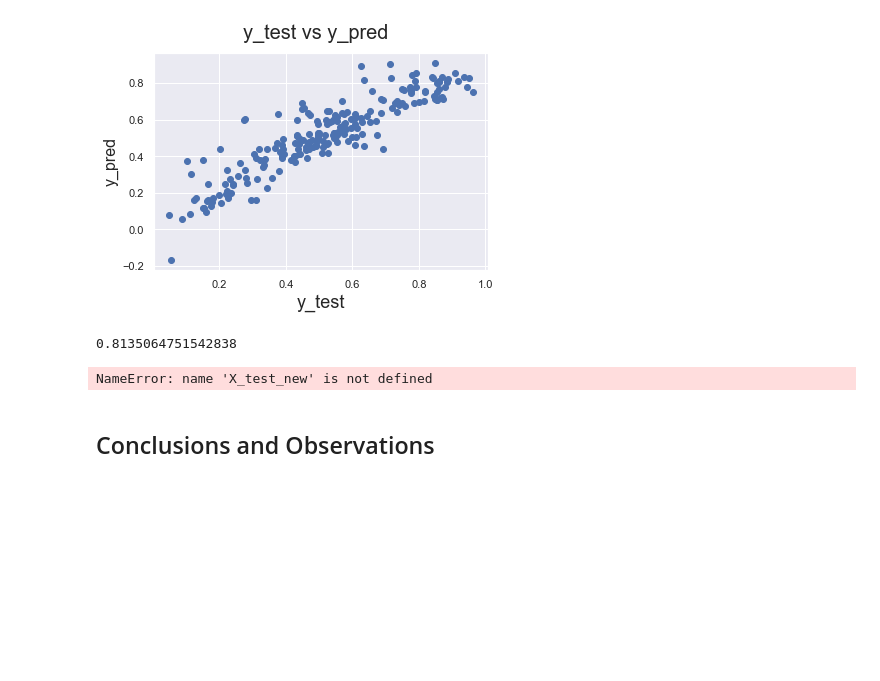
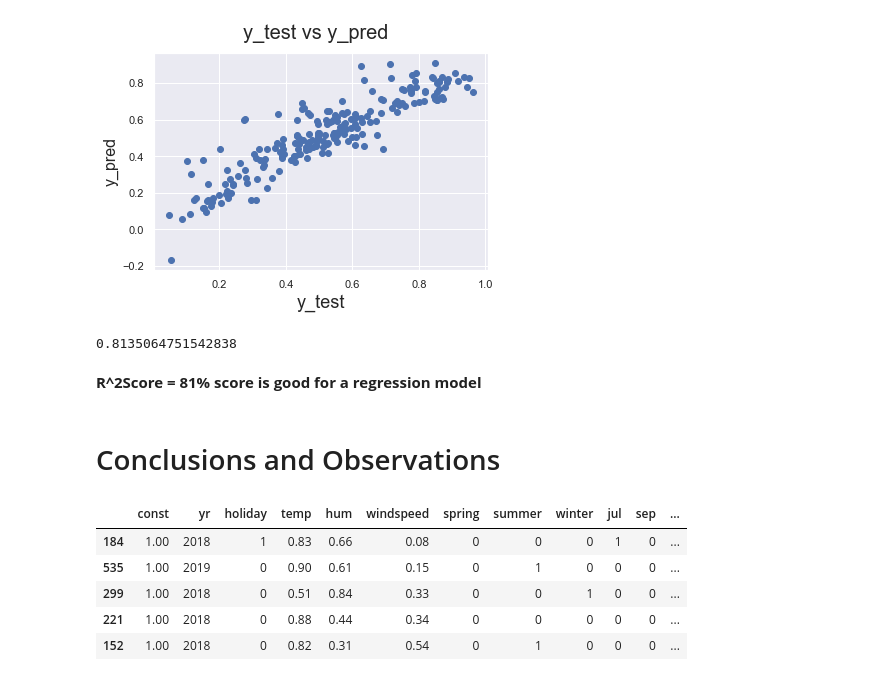
Before and after one commit to dicotips/BikeSharing_DemandPrediction_LinearRegression, a Jupyter notebook: LinearRegressionAssignment.ipynb, the cells around one changed output. Saved outputs shown, nothing was run; the diff lists cells and outputs as text; code cells hidden in the pictures; blank space fills up the shorter version.

```diff
--- a/LinearRegressionAssignment.ipynb
+++ b/LinearRegressionAssignment.ipynb
@@ -938,10 +936,18 @@ Text(0, 0.5, 'y_pred')
 r2_score(y_true = y_test, y_pred = y_pred_model)
 # %% [output]
 0.8135064751542838
-# %%
-final_model = pd.concat([X_test_new, y_test], axis =1)
-final_model.head()
-# %% [output]
-NameError: name 'X_test_new' is not defined
+# %% [markdown]
+**R^2Score  = 81% score is good for a regression model**
 # %% [markdown]
-## Conclusions and Observations
+# Conclusions and Observations
+# %%
+## Plot the correlation heatmap
+final_model = pd.concat([X_test_model, y_test], axis = 1)
+final_model.head()
+# %% [output]
+|  | const | yr | holiday | temp | hum | windspeed | spring | summer | winter | jul | sep | ... |
+| 184 | 1.00 | 2018 | 1 | 0.83 | 0.66 | 0.08 | 0 | 0 | 0 | 1 | 0 | ... |
+| 535 | 1.00 | 2019 | 0 | 0.90 | 0.61 | 0.15 | 0 | 1 | 0 | 0 | 0 | ... |
+| 299 | 1.00 | 2018 | 0 | 0.51 | 0.84 | 0.33 | 0 | 0 | 1 | 0 | 0 | ... |
+| 221 | 1.00 | 2018 | 0 | 0.88 | 0.44 | 0.34 | 0 | 0 | 0 | 0 | 0 | ... |
+| 152 | 1.00 | 2018 | 0 | 0.82 | 0.31 | 0.54 | 0 | 1 | 0 | 0 | 0 | ... |
```
Also changed, not shown: parts of 24 cells of this notebook.
